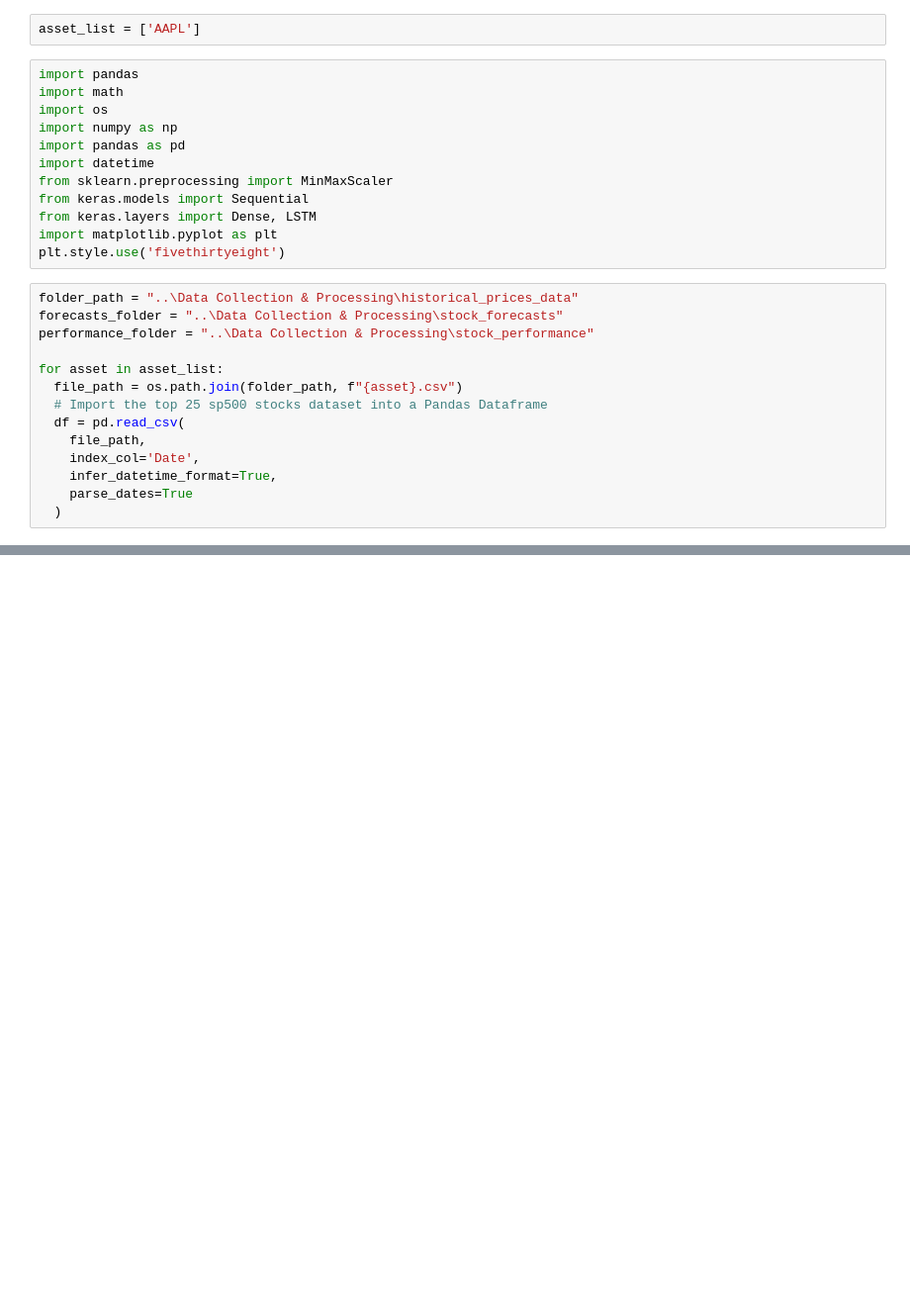
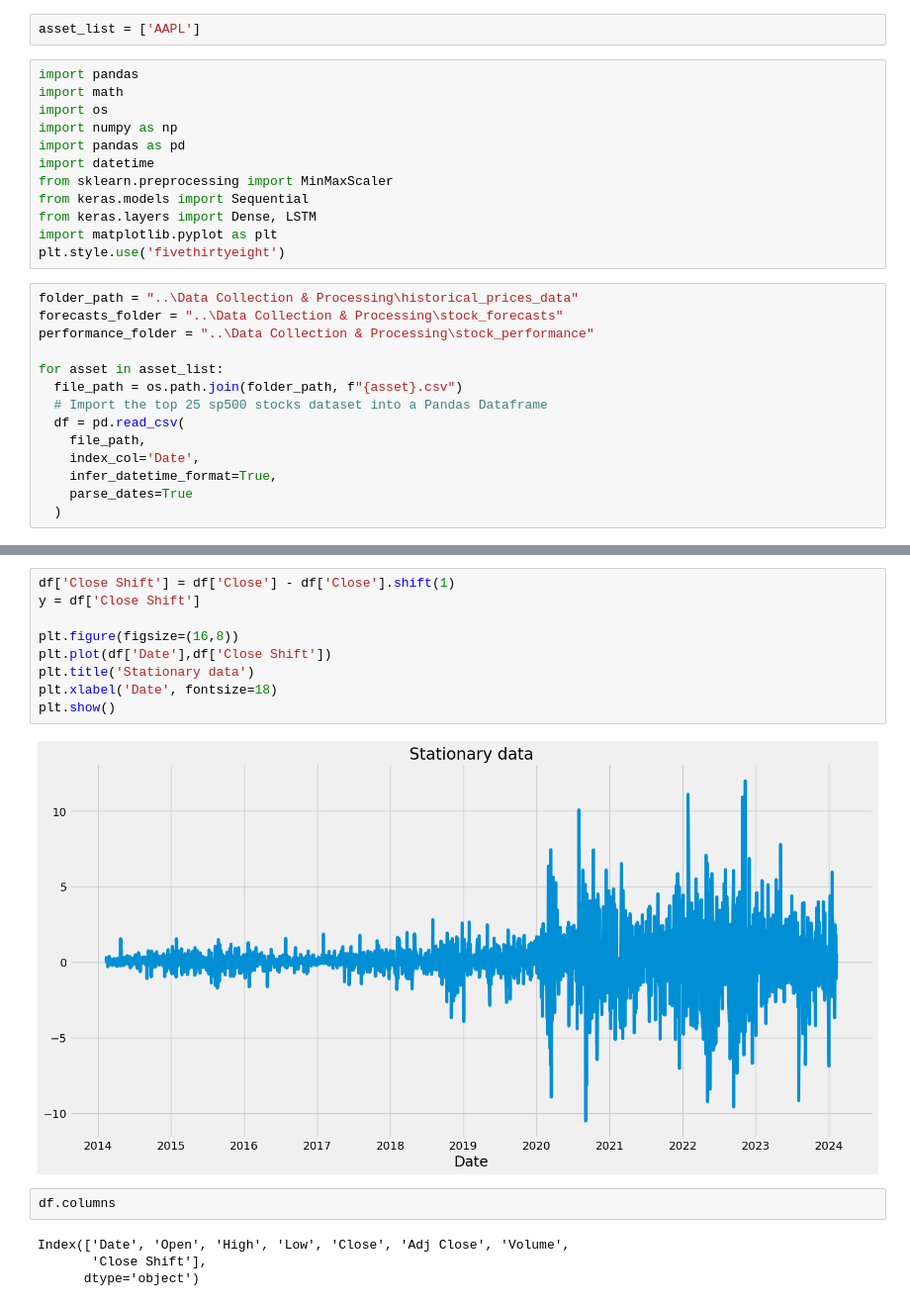
Before and after one commit to kahbelank/Investment-Chatbot, a Jupyter notebook: Machine Learning/test_LSTM.ipynb, the cells around one changed output, grey strips where cells are left out. Shown at 99% size. Saved outputs shown, nothing was run; the diff lists cells and outputs as text; blank space fills up the shorter version.

```diff
--- a/Machine Learning/test_LSTM.ipynb
+++ b/Machine Learning/test_LSTM.ipynb
@@ -50,2 +58,19 @@ plt.show()
+# %%
+df['Close Shift'] = df['Close'] - df['Close'].shift(1)
+y = df['Close Shift']
+
+plt.figure(figsize=(16,8))
+plt.plot(df['Date'],df['Close Shift'])
+plt.title('Stationary data')
+plt.xlabel('Date', fontsize=18)
+plt.show()
+# %% [output]
+[figure, added]
+# %%
+df.columns
+# %% [output]
+Index(['Date', 'Open', 'High', 'Low', 'Close', 'Adj Close', 'Volume',
+       'Close Shift'],
+      dtype='object')
 # %%
 # Create a new dataframe with only the 'Close column
```
Also changed, not shown: parts of 8 cells of this notebook, 1 other file.
